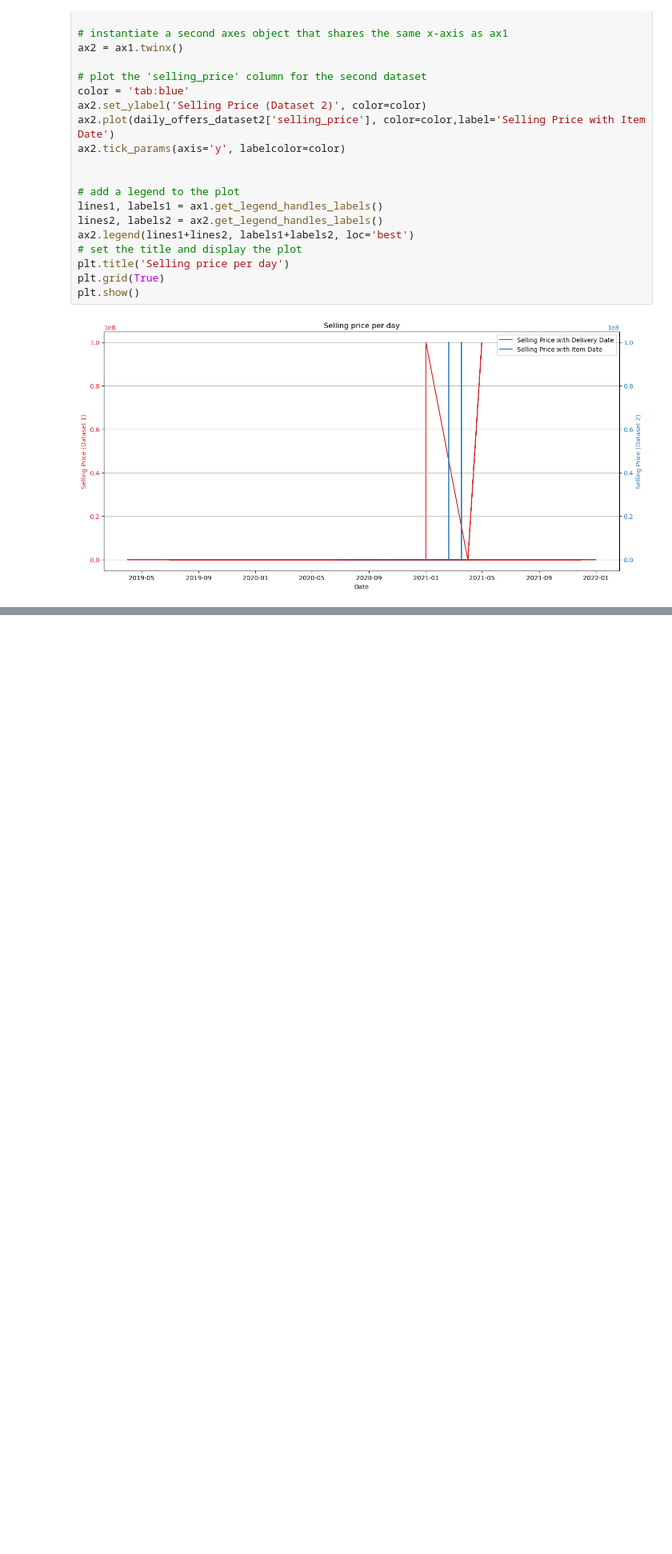
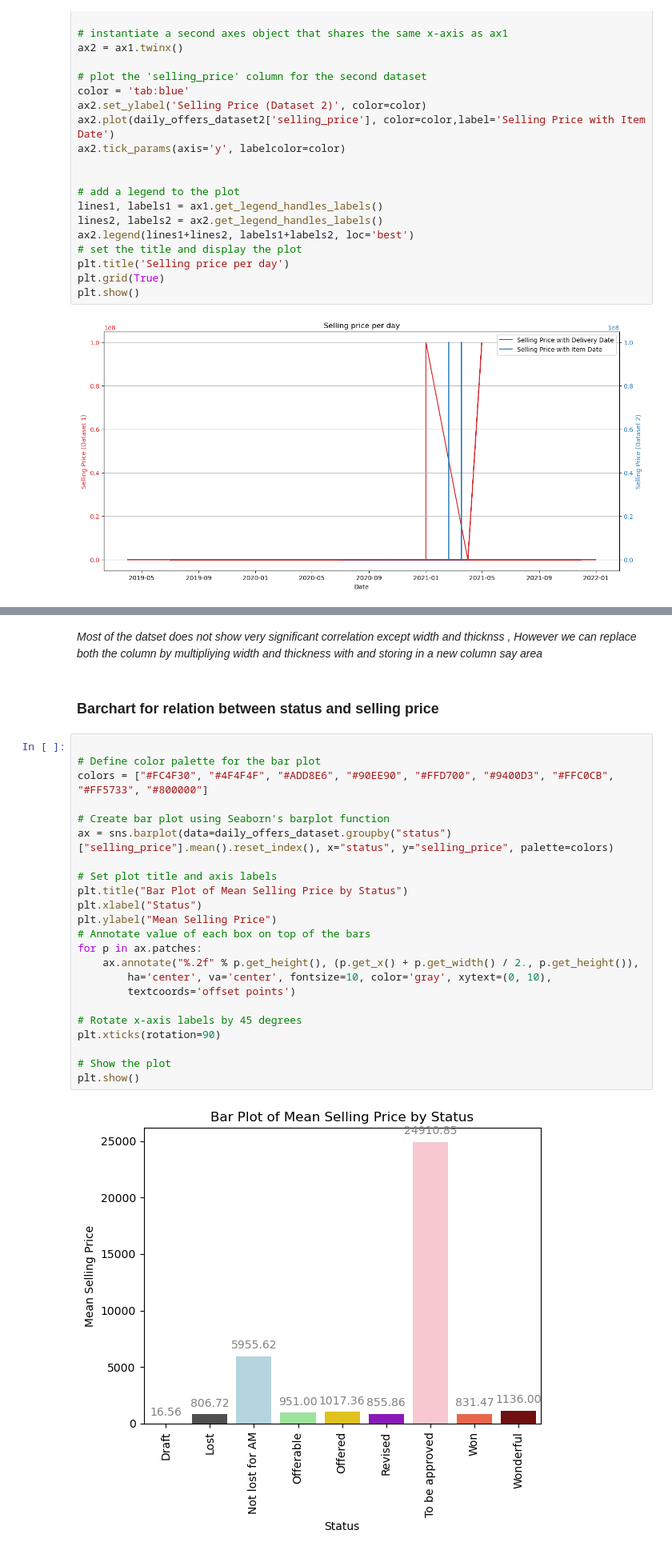
Before and after one commit to surya81/myproject, a Jupyter notebook: Untitled.ipynb, the cells around one changed output, grey strips where cells are left out. Shown at 80% size. Cells and saved outputs as stored; diff of their text form; blank space fills up the shorter version.

```diff
--- a/Untitled.ipynb
+++ b/Untitled.ipynb
@@ -374,0 +433,29 @@ plt.show()
+# %% [markdown]
+*Most of the datset does not show very significant correlation except width and thicknss , However we can replace both the column by multipliying width and thickness with and storing in a new column say area*
+# %% [markdown]
+### Barchart for relation between status and selling price
+# %%
+
+# Define color palette for the bar plot
+colors = ["#FC4F30", "#4F4F4F", "#ADD8E6", "#90EE90", "#FFD700", "#9400D3", "#FFC0CB", "#FF5733", "#800000"]
+
+# Create bar plot using Seaborn's barplot function
+ax = sns.barplot(data=daily_offers_dataset.groupby("status")["selling_price"].mean().reset_index(), x="status", y="selling_price", palette=colors)
+
+# Set plot title and axis labels
+plt.title("Bar Plot of Mean Selling Price by Status")
+plt.xlabel("Status")
+plt.ylabel("Mean Selling Price")
+# Annotate value of each box on top of the bars
+for p in ax.patches:
+    ax.annotate("%.2f" % p.get_height(), (p.get_x() + p.get_width() / 2., p.get_height()),
+        ha='center', va='center', fontsize=10, color='gray', xytext=(0, 10),
+        textcoords='offset points')
+
+# Rotate x-axis labels by 45 degrees
+plt.xticks(rotation=90)
+
+# Show the plot
+plt.show()
+# %% [output]
+[figure, added]
```
Also changed, not shown: parts of 51 cells of this notebook.
